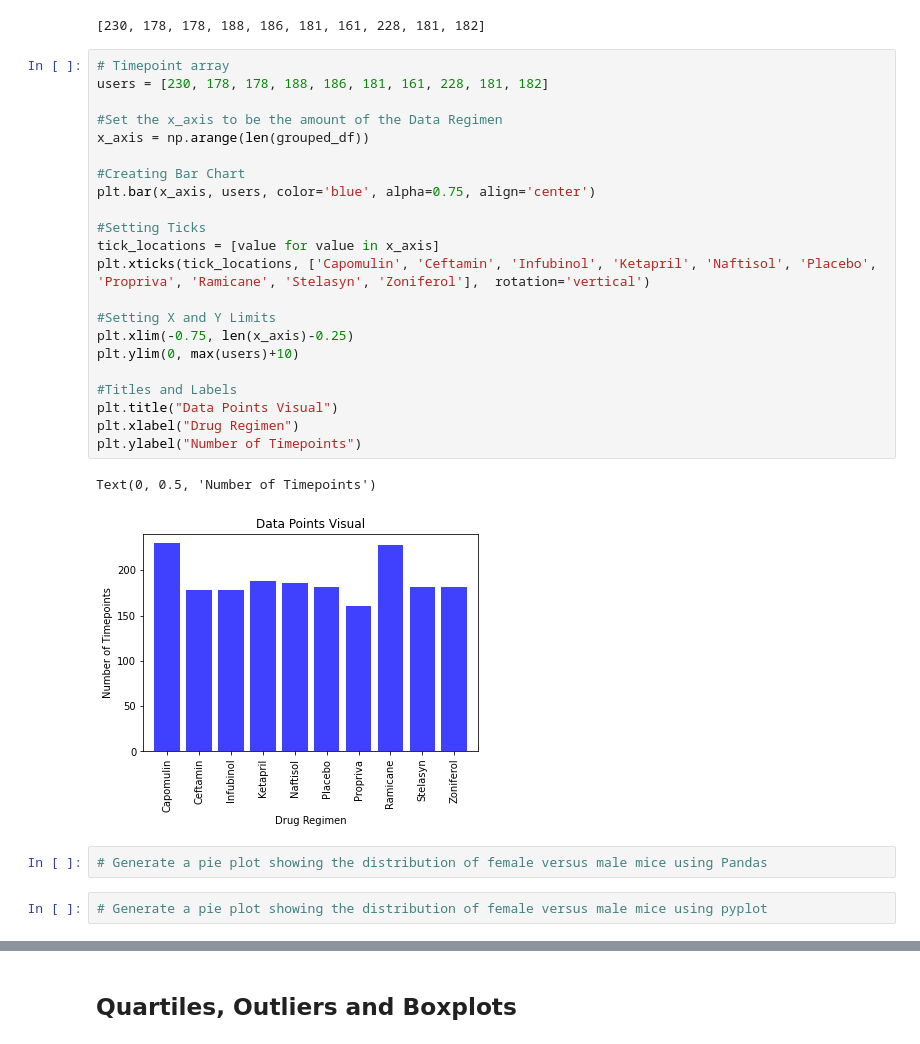
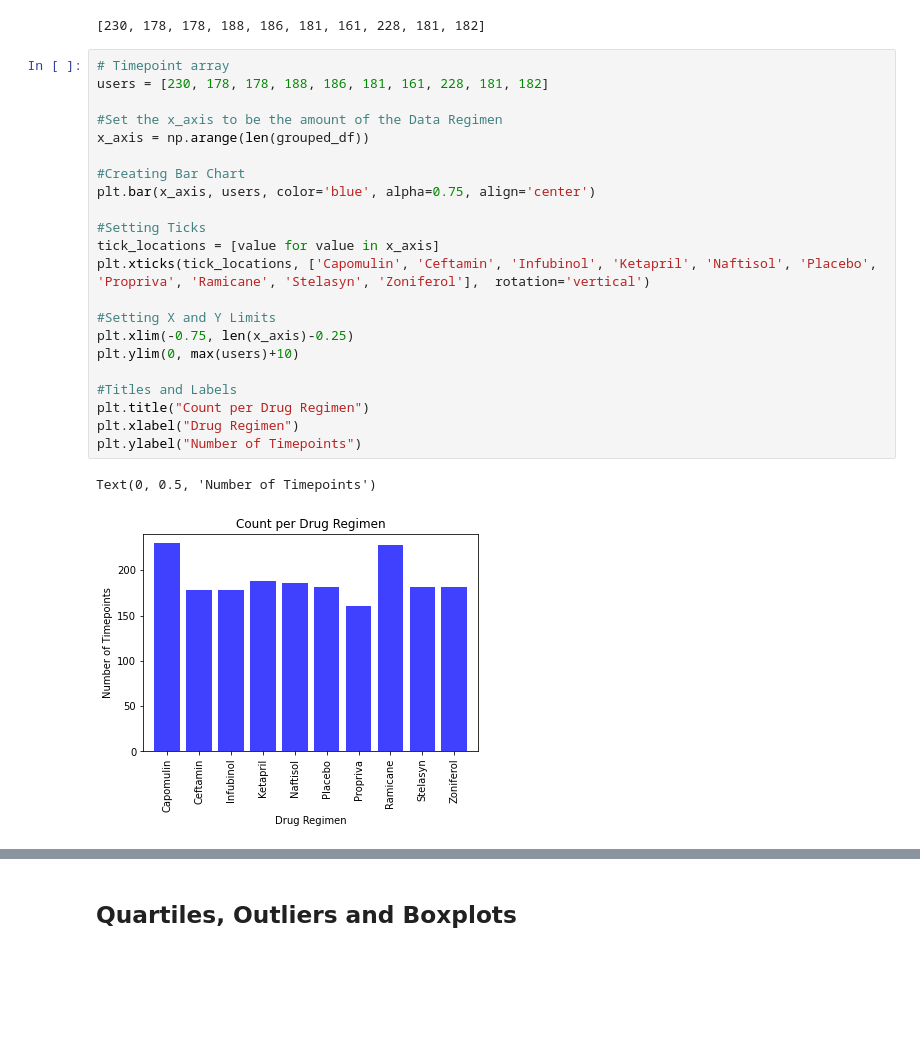
Before and after one commit to designergal3002/Matplotlib, a Jupyter notebook: pymaceuticals_starter.ipynb, the cells around one changed output, grey strips where cells are left out. Saved outputs shown, nothing was run; the diff lists cells and outputs as text; blank space fills up the shorter version.

```diff
--- a/pymaceuticals_starter.ipynb
+++ b/pymaceuticals_starter.ipynb
@@ -134,29 +134,25 @@ drug_count
 # %%
 # Timepoint array
 users = [230, 178, 178, 188, 186, 181, 161, 228, 181, 182]
 
 #Set the x_axis to be the amount of the Data Regimen
 x_axis = np.arange(len(grouped_df))
 
 #Creating Bar Chart
 plt.bar(x_axis, users, color='blue', alpha=0.75, align='center')
 
 #Setting Ticks
 tick_locations = [value for value in x_axis]
 plt.xticks(tick_locations, ['Capomulin', 'Ceftamin', 'Infubinol', 'Ketapril', 'Naftisol', 'Placebo', 'Propriva', 'Ramicane', 'Stelasyn', 'Zoniferol'],  rotation='vertical')
 
 #Setting X and Y Limits
 plt.xlim(-0.75, len(x_axis)-0.25)
 plt.ylim(0, max(users)+10)
 
 #Titles and Labels
-plt.title("Data Points Visual")
+plt.title("Count per Drug Regimen")
 plt.xlabel("Drug Regimen")
 plt.ylabel("Number of Timepoints")
 # %% [output]
 Text(0, 0.5, 'Number of Timepoints')
-[figure, old version]
+[figure, new version]
-# %%
-# Generate a pie plot showing the distribution of female versus male mice using Pandas
-# %%
-# Generate a pie plot showing the distribution of female versus male mice using pyplot
```
Also changed, not shown: parts of 2 cells of this notebook.
